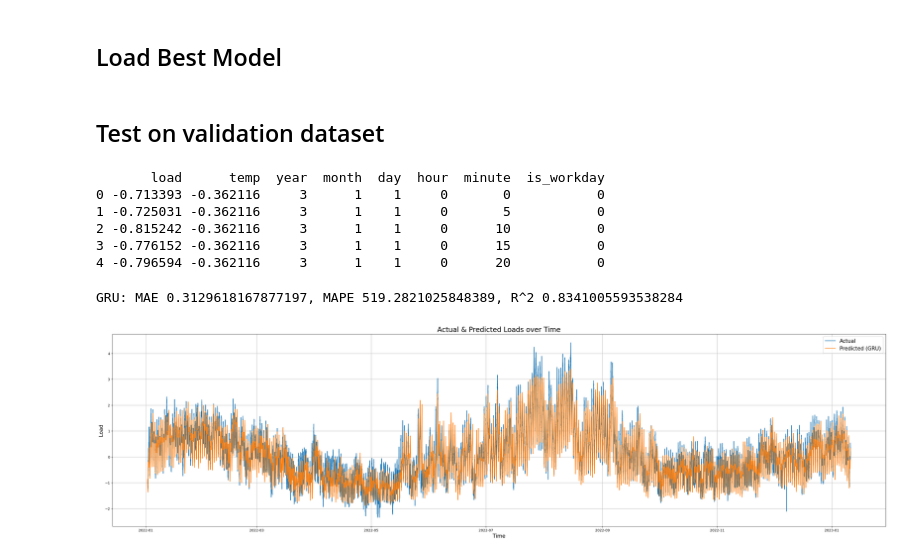
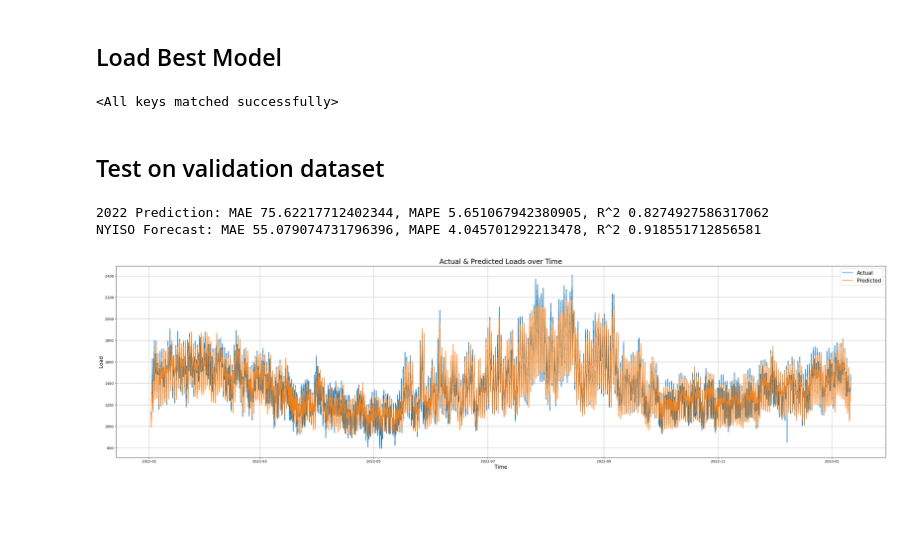
Before and after one commit to Acmaro/NY-electricity-lload-prediction, a Jupyter notebook: RNN/notebook.ipynb, the cells around one changed output. Cells and saved outputs as stored; diff of their text form; code cells hidden in the pictures; blank space fills up the shorter version.

```diff
--- a/RNN/notebook.ipynb
+++ b/RNN/notebook.ipynb
@@ -676,31 +697,41 @@ def make_predictions(model, test_data, device='cuda'):
 # gru_model.eval()
 
 # load best model
-best_trained_model = SimpleGRU(8, 288, best_trial.config["hidden_size"], best_trial.config["num_layers"], best_trial.config["drop_rate"]).to('cuda')
-best_checkpoint = result.get_best_checkpoint(trial=best_trial, metric="val_loss", mode="min")
-with best_checkpoint.as_directory() as checkpoint_dir:
-        data_path = Path(checkpoint_dir) / "data.pkl"
-        with open(data_path, "rb") as fp:
-            best_checkpoint_data = pickle.load(fp)
-        best_trained_model.load_state_dict(best_checkpoint_data["net_state_dict"])
+best_trained_model = SimpleGRU(8, 288, 32, 3).to('cuda')
+# best_checkpoint = result.get_best_checkpoint(trial=best_trial, metric="val_loss", mode="min")
+# with best_checkpoint.as_directory() as checkpoint_dir:
+        # data_path = Path(checkpoint_dir) / "data.pkl"
+data_path = "data.pkl"
+with open(data_path, "rb") as fp:
+    best_checkpoint_data = pickle.load(fp)
+best_trained_model.load_state_dict(best_checkpoint_data["net_state_dict"])
+# %% [output]
+<All keys matched successfully>
 # %% [markdown]
 ## Test on validation dataset
 # %%
 year = 2022
 df_val_raw = pd.read_csv(f'../data/Prepared data/{year}_features.csv')
 df_val = df_val_raw[['timestamp', 'load', 'temp', 'year', 'month', 'day', 'hour', 'minute']].copy()
-del df_val_raw
-df_val = preprocessor.transform(df_val)
-df_val = df_val.drop('timestamp', axis=1)
-print(df_val.head())
+
+preprocessing = Preprocessor()
+preprocessing.load_mean = preprocessor.load_mean
+preprocessing.load_std = preprocessor.load_std
+preprocessing.temp_mean = preprocessor.temp_mean
+preprocessing.temp_std = preprocessor.temp_std
+df_val = preprocessing.fit_transform(df_val)
-# %% [output]
-       load      temp  year  month  day  hour  minute  is_workday
-0 -0.713393 -0.362116     3      1    1     0       0           0
-1 -0.725031 -0.362116     3      1    1     0       5           0
-2 -0.815242 -0.362116     3      1    1     0      10           0
-3 -0.776152 -0.362116     3      1    1     0      15           0
-4 -0.796594 -0.362116     3      1    1     0      20           0
 # %%
+# NYISO forecast
+df_nyiso = pd.read_csv(f'../data/NYISO forcast/capital_forecast_{year}.csv')
+df_nyiso['timestamp'] = pd.to_datetime(df_nyiso['timestamp'])
+# df_nyiso['forcast'] = (df_nyiso['forcast'] - preprocessing.load_mean) / preprocessing.load_std
+nyiso_forecast = df_nyiso['forcast'].to_numpy(dtype=np.float32)
+
+with_forecast = pd.merge(df_nyiso, df_val, on='timestamp')
+with_forecast['load'] = with_forecast['load'] * preprocessing.load_std + preprocessing.load_mean
+
+df_val = df_val.drop('timestamp', axis=1)
+
 # initial_np = df.iloc[:288].to_numpy(dtype=np.float32)
 # initial_tensor = torch.tensor(initial_np, dtype=torch.float32)
 test_np = df_val.to_numpy(dtype=np.float32)
@@ -710,32 +741,37 @@ test_tensor = torch.tensor(test_np, dtype=torch.float32)
 # predictions_lstm, actual = make_predictions(lstm_model, test_tensor, device='cuda')
 # predictions_gru, _ = make_predictions(gru_model, test_tensor, device='cuda')
 predictions, actual = make_predictions(best_trained_model, test_tensor, device='cuda')
+
+# denomralize
+actual = actual * preprocessing.load_std + preprocessing.load_mean
+predictions = predictions * preprocessing.load_std + preprocessing.load_mean
 # %%
-import matplotlib.pyplot as plt
-
 # rnn_scores = evaluate_metrics(actual, predictions_rnn)
 # print(f'RNN: MAE {rnn_scores[0]}, MAPE {rnn_scores[1]}, R^2 {rnn_scores[2]}')
 # lstm_scores = evaluate_metrics(actual, predictions_lstm)
 # print(f'LSTM: MAE {lstm_scores[0]}, MAPE {lstm_scores[1]}, R^2 {lstm_scores[2]}')
 # gru_scores = evaluate_metrics(actual, predictions_gru)
 # print(f'GRU: MAE {gru_scores[0]}, MAPE {gru_scores[1]}, R^2 {gru_scores[2]}')
 scores = evaluate_metrics(actual, predictions)
-print(f'GRU: MAE {scores[0]}, MAPE {scores[1]}, R^2 {scores[2]}')
+print(f'{year} Prediction: MAE {scores[0]}, MAPE {scores[1]}, R^2 {scores[2]}')
+nyiso_score = evaluate_metrics(with_forecast['load'], with_forecast['forcast'])
+print(f'NYISO Forecast: MAE {nyiso_score[0]}, MAPE {nyiso_score[1]}, R^2 {nyiso_score[2]}')
 
 time_interval = pd.date_range(start=f"{year}-01-02", periods=len(actual), freq='5min')
 plt.figure(figsize=(40,10))
 plt.plot(time_interval, actual, label='Actual')
 # plt.plot(time_interval, predictions_rnn, label='Predicted (RNN)')
 # plt.plot(time_interval, predictions_lstm, label='Predicted (LSTM)')
 # plt.plot(time_interval, predictions_gru, label='Predicted (GRU)')
 plt.plot(time_interval, predictions, label='Predicted')
 plt.legend(fontsize=15)
 plt.grid(True)
 plt.xlabel('Time', fontsize=15)
 plt.ylabel('Load', fontsize=15)
 plt.title('Actual & Predicted Loads over Time', fontsize=20)
 plt.savefig('best_model.png')
 plt.show()
 # %% [output]
-GRU: MAE 0.3129618167877197, MAPE 519.2821025848389, R^2 0.8341005593538284
+2022 Prediction: MAE 75.62217712402344, MAPE 5.651067942380905, R^2 0.8274927586317062
+NYISO Forecast: MAE 55.079074731796396, MAPE 4.045701292213478, R^2 0.918551712856581
-[figure, old version]
+[figure, new version]
```
Also changed, not shown: parts of 6 cells of this notebook, 8 other files.
